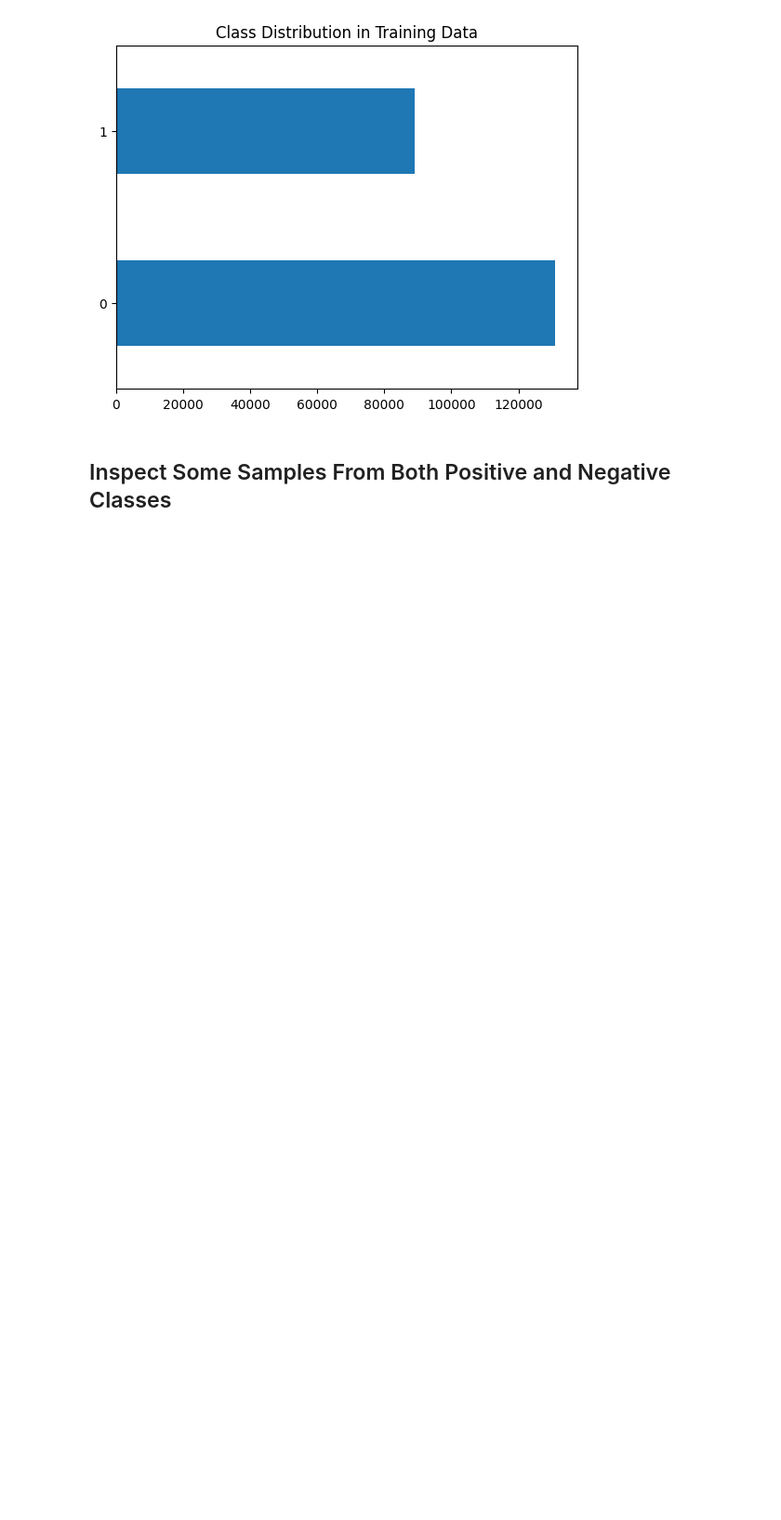
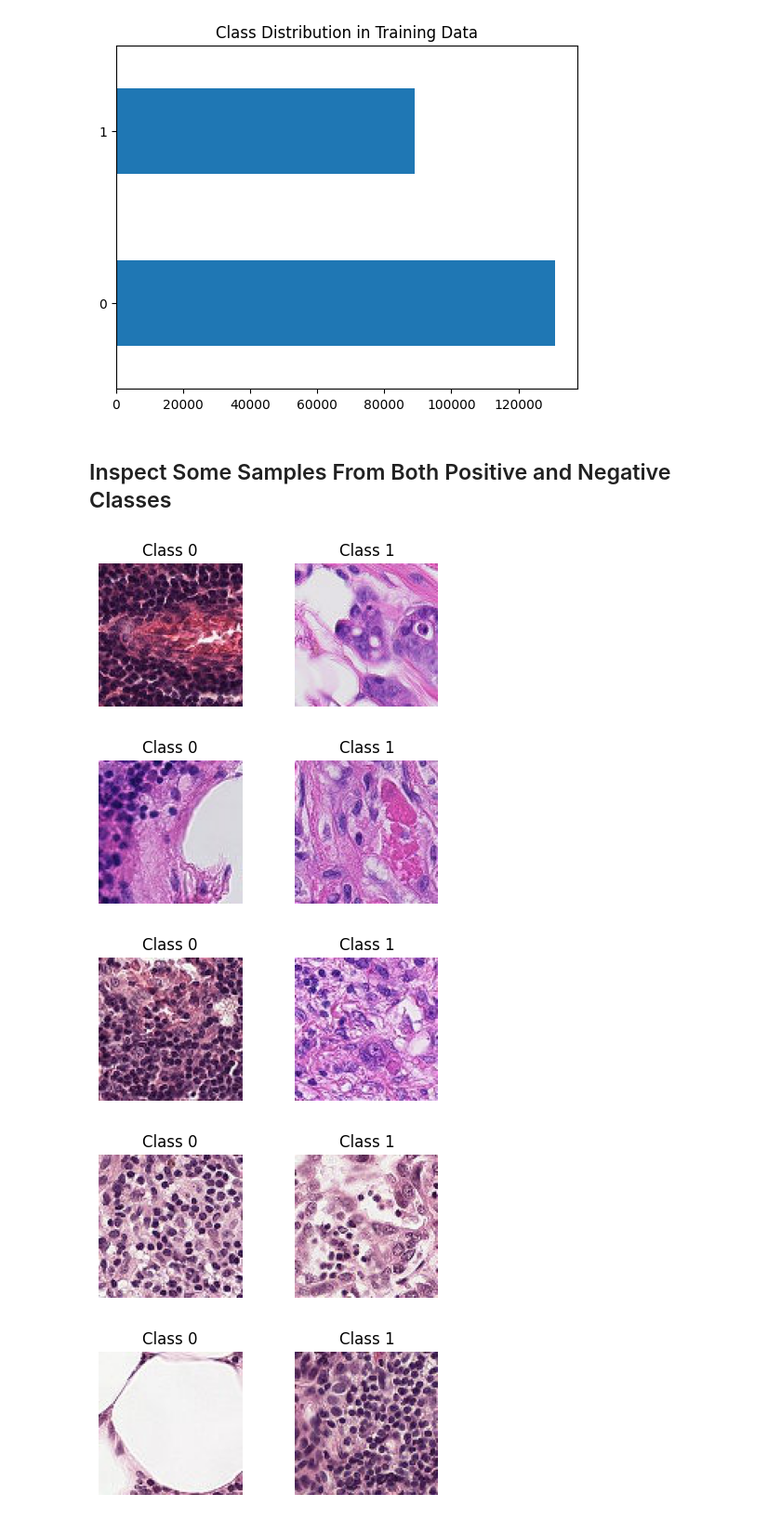
Before and after one commit to kristopher-smith/CNN-Cancer-Detection, a Jupyter notebook: cnn-cancer-detection.ipynb, the cells around one changed output. Shown at 93% size. Saved outputs shown, nothing was run; the diff lists cells and outputs as text; code cells hidden in the pictures; blank space fills up the shorter version.

Commit message:
Kaggle Notebook | CNN Cancer Detection | Version 5

```diff
--- a/cnn-cancer-detection.ipynb
+++ b/cnn-cancer-detection.ipynb
@@ -25,0 +32,19 @@ train_path = "../input/histopathologic-cancer-detection/train/"
+# %%
+path = "../input/histopathologic-cancer-detection/"
+train_path = path + 'train/'
+test_path = path + 'test/'
+
+### Read data into pandas frames ###
+## Load training and testing file names into frames
+df = pd.DataFrame({'path': glob(os.path.join(train_path,'*.tif'))})
+df_test = pd.DataFrame({'path': glob(os.path.join(test_path,'*.tif'))})
+
+## Isolate the id from file names and store as id features in seperate column
+df['id'] = df.path.map(lambda x: x.split('/')[4].split(".")[0])
+
+## Read in training labels
+labels = pd.read_csv('../input/histopathologic-cancer-detection/train_labels.csv')
+
+## Add Labels to training data
+df = df.merge(labels, on = "id") # merge labels and filepaths
+df.sample(7)
@@ -33,3 +66,37 @@ labels['label'].value_counts().plot(kind='barh', title='Class Distribution in Tr
 [figure]
 # %% [markdown]
 ## Inspect Some Samples From Both Positive and Negative Classes
+# %%
+## Filter dataframe to get a subset of each class
+class0 = df[df['label'] == 0]
+class1 = df[df['label'] == 1]
+
+for image in range(5):
+    ## Select a random sample from each class
+    sample0 = class0.sample(1)
+    sample1 = class1.sample(1)
+
+    ## Open image files and plot
+    img_path0 = sample0['path'].values[0]
+    img_path1 = sample1['path'].values[0]
+
+    img0 = Image.open(img_path0)
+    img1 = Image.open(img_path1)
+
+    fig, ax = plt.subplots(1, 2, figsize=(5, 2))
+
+    ax[0].imshow(img0)
+    ax[0].set_title('Class 0')
+    ax[0].axis('off')
+
+    ax[1].imshow(img1)
+    ax[1].set_title('Class 1')
+    ax[1].axis('off')
+
+    plt.show()
+# %% [output]
+[figure, added]
+[figure, added]
+[figure, added]
+[figure, added]
+[figure, added]
```
Also changed, not shown: parts of 6 cells of this notebook.
